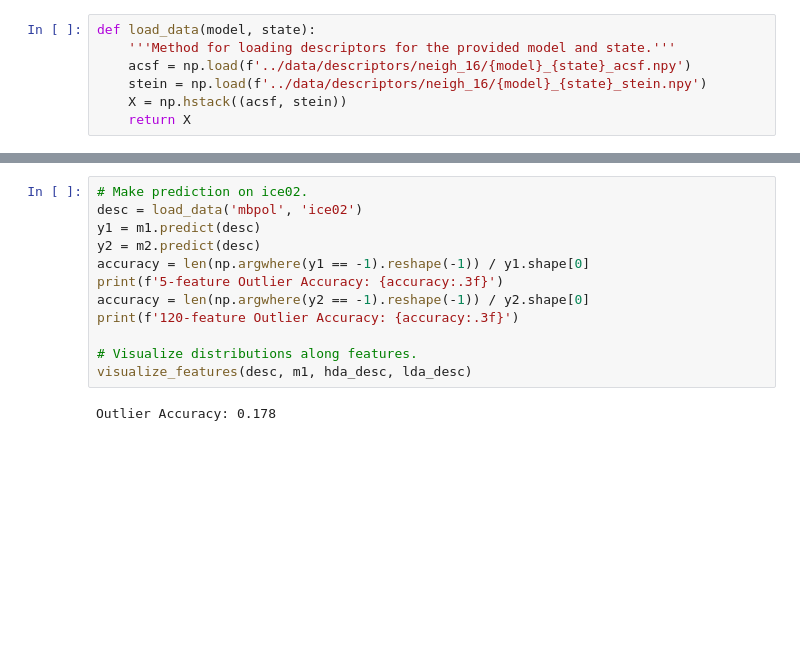
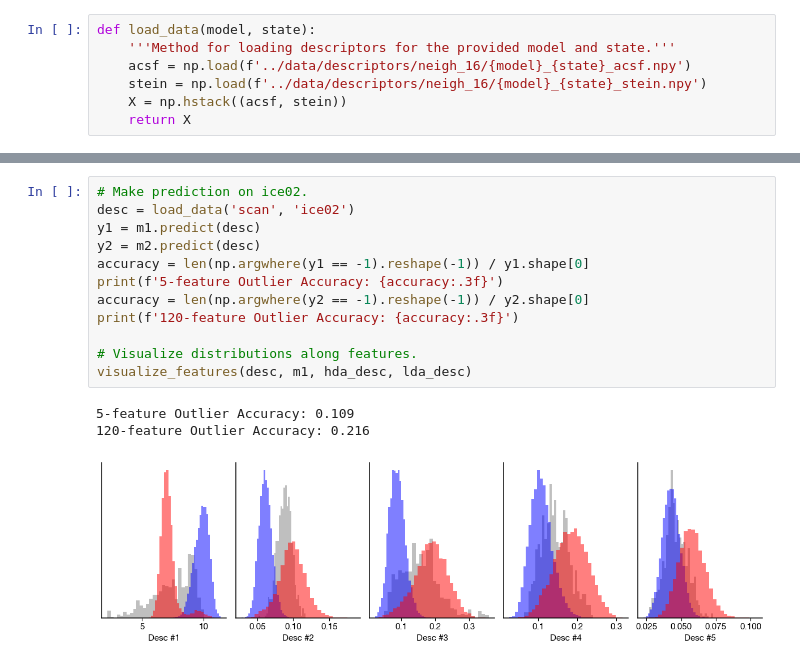
Before and after one commit to webbtheosim/amorphous-ice, a Jupyter notebook: notebooks/si_ice.ipynb, the cells around one changed output, grey strips where cells are left out. Cells and saved outputs as stored; diff of their text form; blank space fills up the shorter version.

```diff
--- a/notebooks/si_ice.ipynb
+++ b/notebooks/si_ice.ipynb
@@ -109,16 +111,18 @@ Outlier Accuracy: 1.000
 # %%
 # Make prediction on ice02.
-desc = load_data('mbpol', 'ice02')
+desc = load_data('scan', 'ice02')
 y1 = m1.predict(desc)
 y2 = m2.predict(desc)
 accuracy = len(np.argwhere(y1 == -1).reshape(-1)) / y1.shape[0]
 print(f'5-feature Outlier Accuracy: {accuracy:.3f}')
 accuracy = len(np.argwhere(y2 == -1).reshape(-1)) / y2.shape[0]
 print(f'120-feature Outlier Accuracy: {accuracy:.3f}')
 
 # Visualize distributions along features.
 visualize_features(desc, m1, hda_desc, lda_desc)
 # %% [output]
-Outlier Accuracy: 0.178
+5-feature Outlier Accuracy: 0.109
+120-feature Outlier Accuracy: 0.216
+[figure, added]
 # %%
 # Make prediction on ice03.
```
Also changed, not shown: parts of 19 cells of this notebook.
